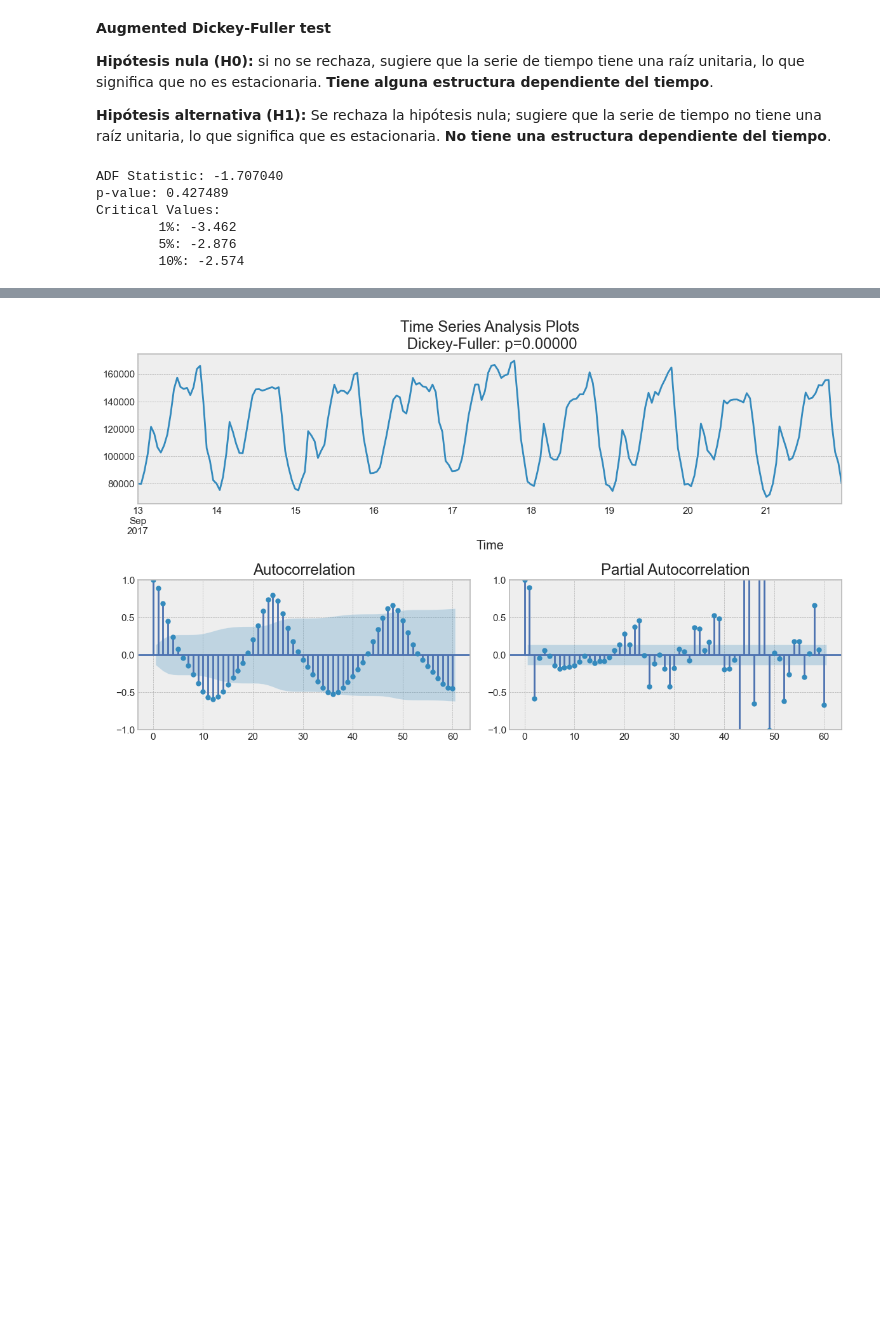
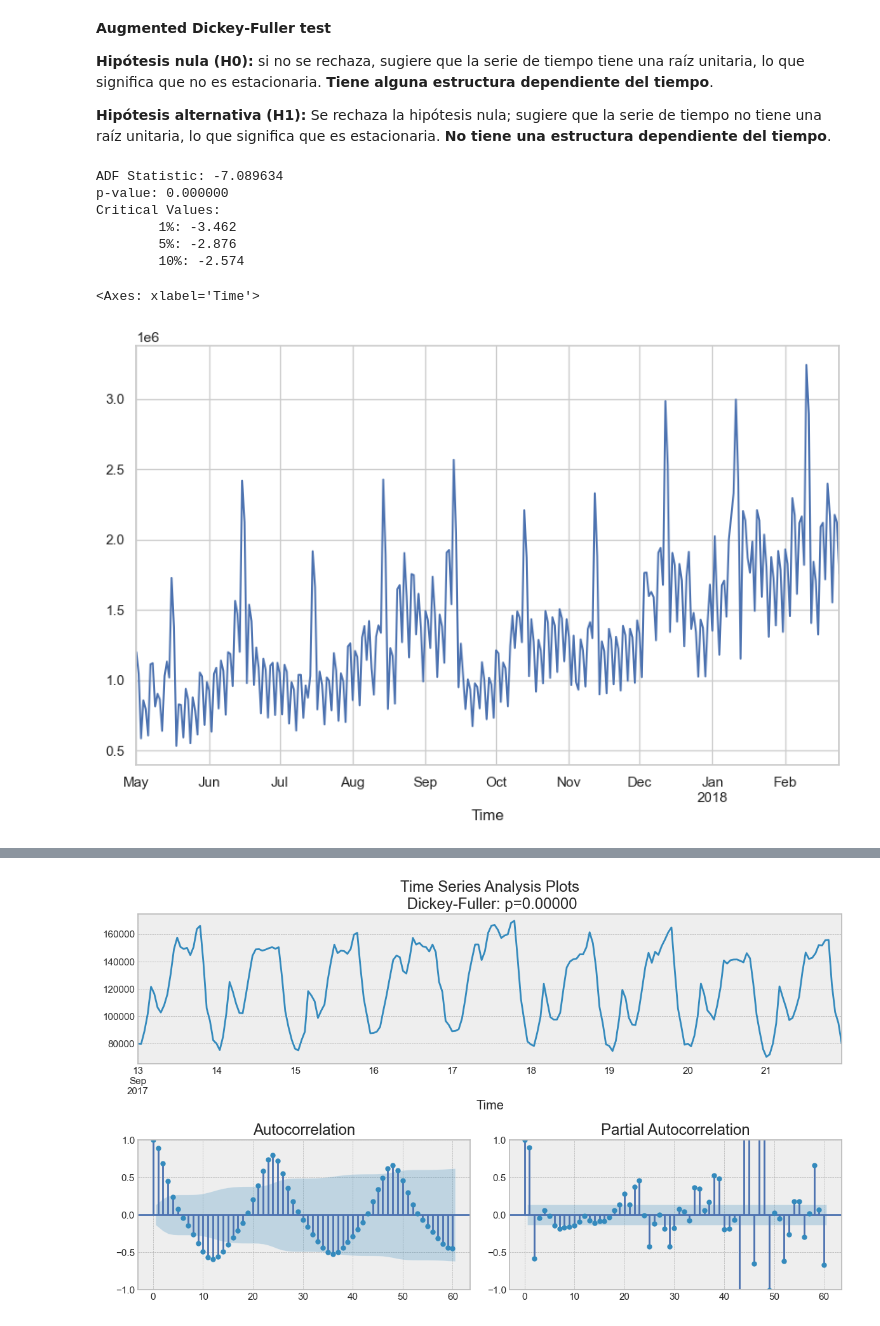
Before and after one commit to dfbustosus/Bootcamp-DS-2023-I, a Jupyter notebook: Clase 27 - 31 May 2023/Fundamentos de series de tiempo.ipynb, the cells around one changed output, grey strips where cells are left out. Saved outputs shown, nothing was run; the diff lists cells and outputs as text; code cells hidden in the pictures; blank space fills up the shorter version.

```diff
--- a/Clase 27 - 31 May 2023/Fundamentos de series de tiempo.ipynb
+++ b/Clase 27 - 31 May 2023/Fundamentos de series de tiempo.ipynb
@@ -396,6 +396,7 @@ for rho in [0, 0.6, 0.9, 1]:
 
 **Hipótesis alternativa (H1):** Se rechaza la hipótesis nula; sugiere que la serie de tiempo no tiene una raíz unitaria, lo que significa que es estacionaria. **No tiene una estructura dependiente del tiempo**.
 # %%
+x = ads.copy()
 X = x.Ads.values
 result = sm.tsa.stattools.adfuller(X)
 print('ADF Statistic: %f' % result[0])
@@ -404,9 +405,15 @@ print('Critical Values:')
 for key, value in result[4].items():
 	print('\t%s: %.3f' % (key, value))
 # %% [output]
-ADF Statistic: -1.707040
-p-value: 0.427489
+ADF Statistic: -7.089634
+p-value: 0.000000
 Critical Values:
         1%: -3.462
         5%: -2.876
         10%: -2.574
+# %%
+t=currency.GEMS_GEMS_SPENT.copy()
+t.plot()
+# %% [output]
+<Axes: xlabel='Time'>
+[figure, added]
```
Also changed, not shown: parts of 8 cells of this notebook.
